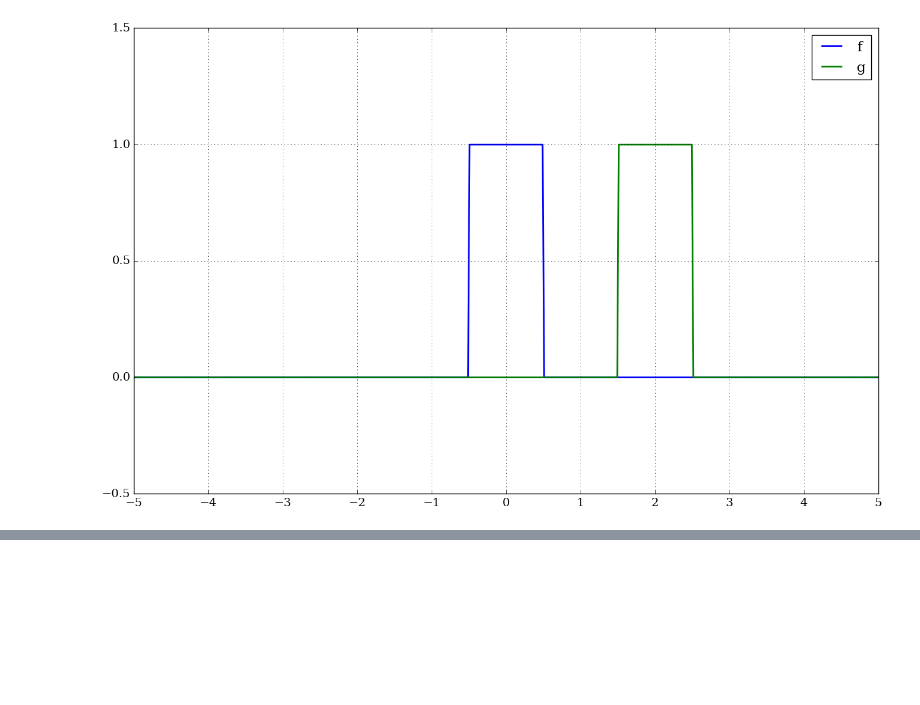
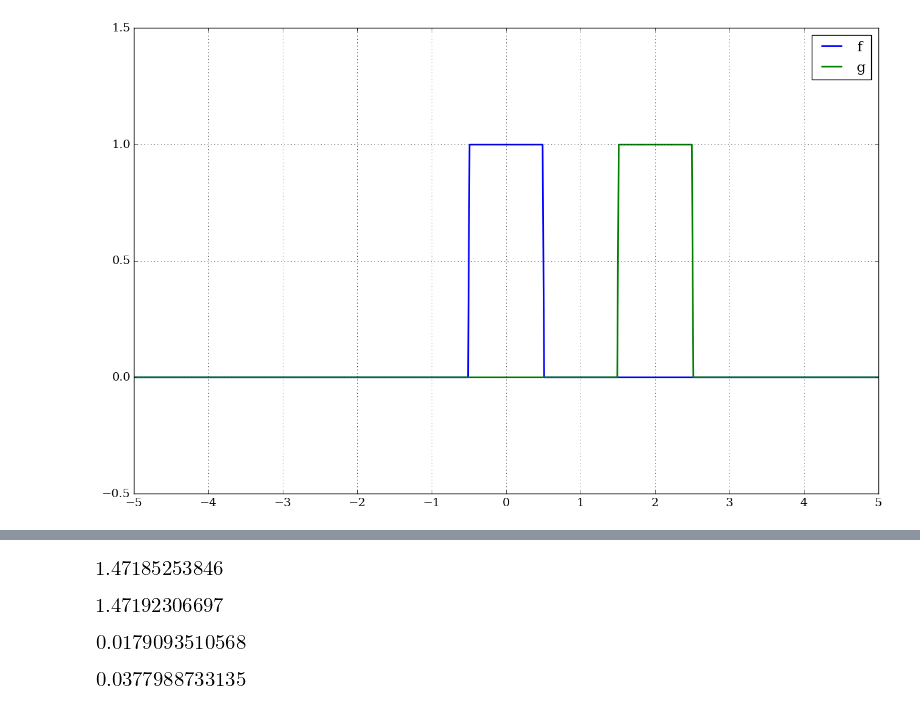
Before and after one commit to Ccaccia73/FluidodinamicaSperimentale, a Jupyter notebook: 01_Intro/02b_correlation.ipynb, the cells around one changed output, grey strips where cells are left out. Saved outputs shown, nothing was run; the diff lists cells and outputs as text; code cells hidden in the pictures; blank space fills up the shorter version.

```diff
--- a/01_Intro/02b_correlation.ipynb
+++ b/01_Intro/02b_correlation.ipynb
@@ -83,0 +157,2 @@ Piecewise
+# %%
+tol = 0.5*np.max(gs)
@@ -83,0 +161,3 @@ Piecewise
+# %%
+gpeak = gs[np.where(gs > tol)]
+gnoise = np.setdiff1d(gs, gpeak, assume_unique=True)
@@ -83,0 +177,16 @@ Piecewise
+# %%
+np.mean(gpeak)
+# %% [output]
+[figure, added]
+# %%
+rms(gpeak)
+# %% [output]
+[figure, added]
+# %%
+np.mean(gnoise)
+# %% [output]
+[figure, added]
+# %%
+rms(gnoise)
+# %% [output]
+[figure, added]
```
Also changed, not shown: parts of 37 cells of this notebook, 4 other files.
